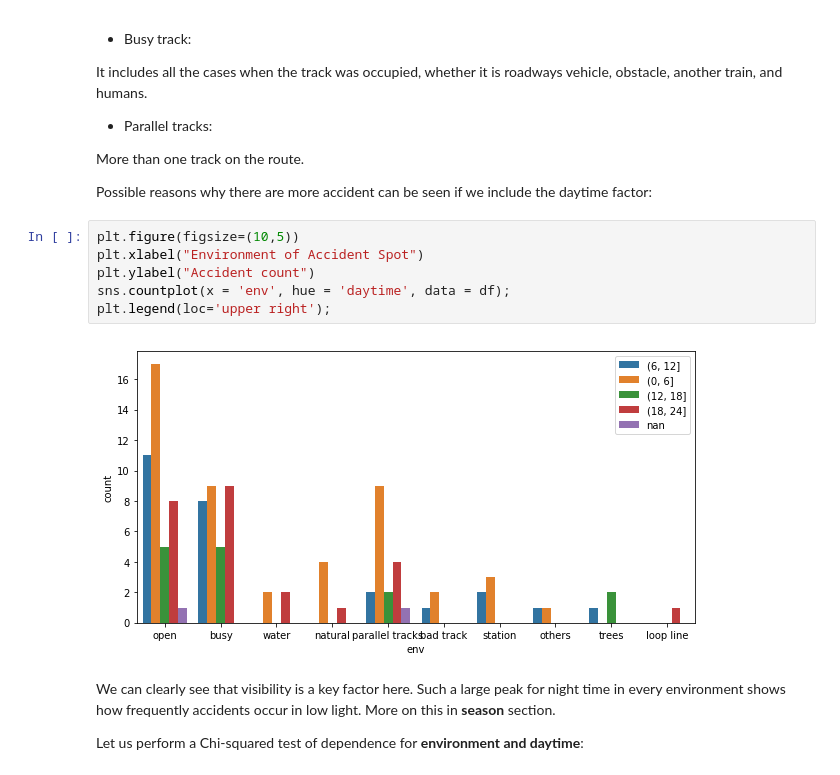
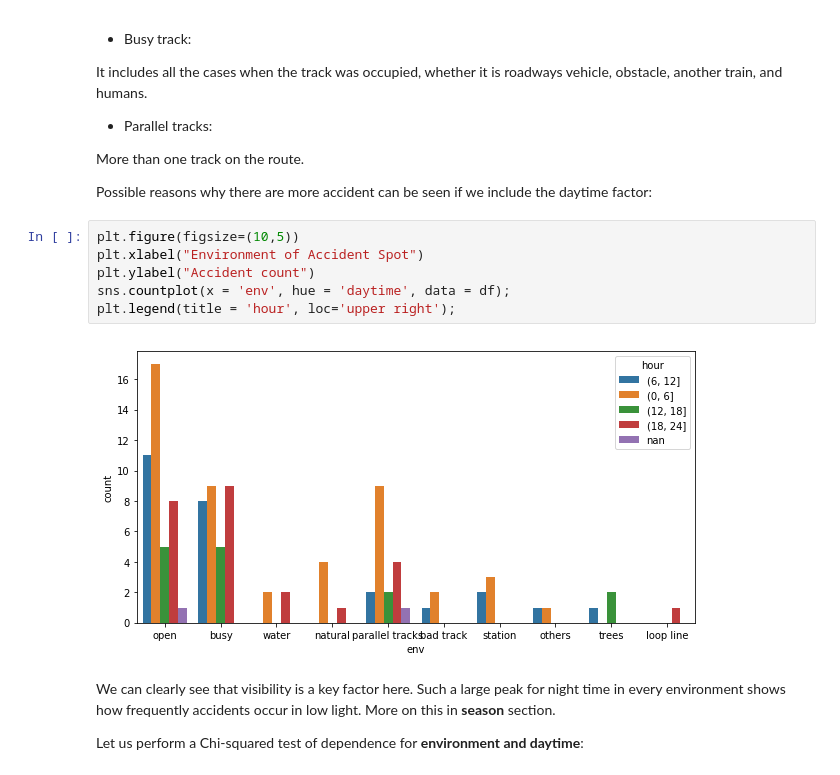
Before and after one commit to sanjeevai/Train_accidents_in_India, a Jupyter notebook: project.ipynb, the cells around one changed output. Saved outputs shown, nothing was run; the diff lists cells and outputs as text.

```diff
--- a/project.ipynb
+++ b/project.ipynb
@@ -449,11 +459,11 @@ Possible reasons why there are more accident can be seen if we include the dayti
 # %%
 plt.figure(figsize=(10,5))
 plt.xlabel("Environment of Accident Spot")
 plt.ylabel("Accident count")
 sns.countplot(x = 'env', hue = 'daytime', data = df);
-plt.legend(loc='upper right');
+plt.legend(title = 'hour', loc='upper right');
 # %% [output]
-[figure, old version]
+[figure, new version]
 # %% [markdown]
 We can clearly see that visibility is a key factor here. Such a large peak for night time in every environment shows how frequently accidents occur in low light. More on this in **season** section.
 
```
Also changed, not shown: parts of 10 cells of this notebook.
